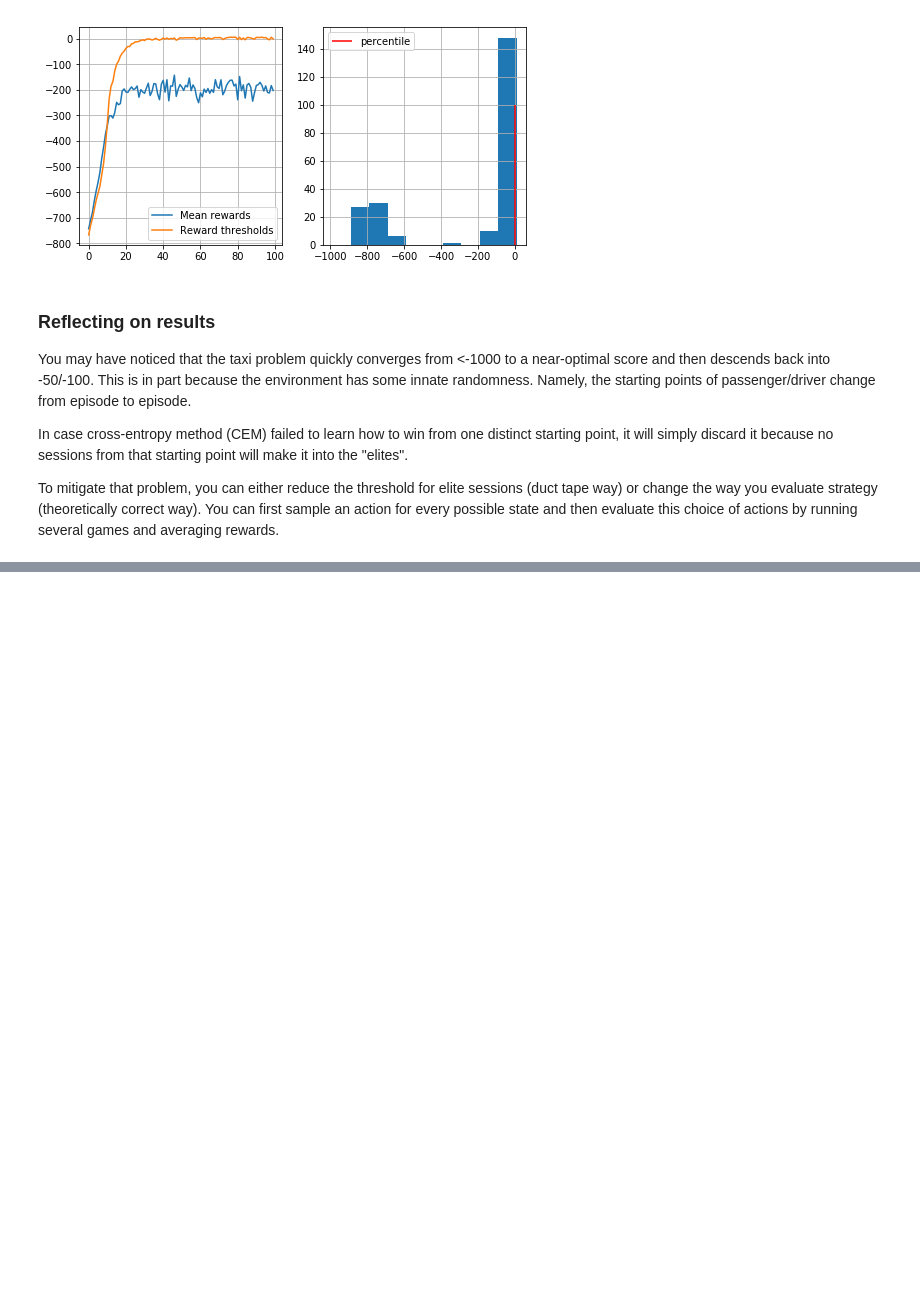
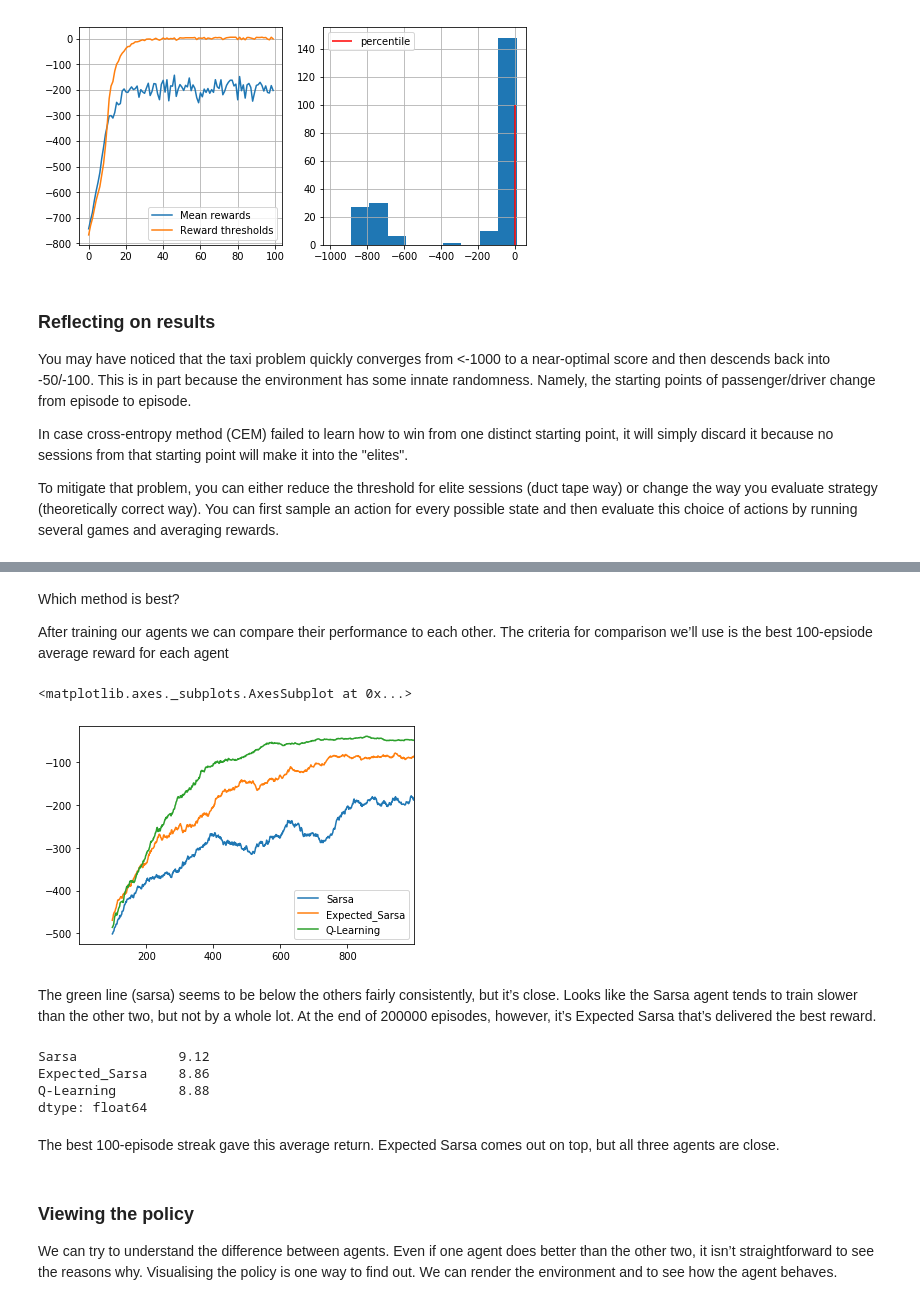
Before and after one commit to chrisjcc/DataInsight, a Jupyter notebook: Reinforcement_Learning/OpenAI_Gym_Taxi-v2.ipynb, the cells around one changed output, grey strips where cells are left out. Drawn from its saved outputs; the diff is of its cells as text; code cells hidden in the pictures; blank space fills up the shorter version.

Commit message:
added solutions using SARSA, Expected SARSA, and Q-Learning to solve the problem

```diff
--- a/Reinforcement_Learning/OpenAI_Gym_Taxi-v2.ipynb
+++ b/Reinforcement_Learning/OpenAI_Gym_Taxi-v2.ipynb
@@ -702,0 +792,14 @@ https://tomroth.com.au/sarsa-qlearning/
+# %%
+def train_agent(agent, n_episodes= 200001, epsilon_decay = 0.99995, alpha_decay = 0.99995, print_trace = False):
+    r_sums = []
+    for ep in range(n_episodes):
+        r_sum = agent.simulate_episode()
+        # decrease epsilon and learning rate
+        agent.epsilon *= epsilon_decay
+        agent.alpha *= alpha_decay
+        if print_trace:
+            if ep % 20000 == 0 and ep > 0 :
+                print("Episode:", ep, "alpha:", np.round(agent.alpha, 3), "epsilon:",  np.round(agent.epsilon, 3))
+                print ("Last 100 episodes avg reward: ", np.mean(r_sums[ep-100:ep]))
+        r_sums.append(r_sum)
+    return r_sums
@@ -702,0 +808,10 @@ https://tomroth.com.au/sarsa-qlearning/
+# %%
+# Create agents
+sarsa_agent      = Agent(method='sarsa')
+e_sarsa_agent    = Agent(method='expected_sarsa')
+q_learning_agent = Agent(method='q_learning')
+# %%
+# Train agents
+r_sums_sarsa      = train_agent(sarsa_agent, print_trace=True)
+r_sums_e_sarsa    = train_agent(e_sarsa_agent, print_trace=True)
+r_sums_q_learning = train_agent(q_learning_agent, print_trace=True)
@@ -702,0 +836,28 @@ https://tomroth.com.au/sarsa-qlearning/
+# %% [markdown]
+Which method is best?
+
+After training our agents we can compare their performance to each other. The criteria for comparison we’ll use is the best 100-epsiode average reward for each agent
+# %%
+# Let’s plot the 100-epsiode rolling cumulative reward over time
+df = pd.DataFrame({"Sarsa": r_sums_sarsa,
+             "Expected_Sarsa": r_sums_e_sarsa,
+             "Q-Learning": r_sums_q_learning})
+df_ma = df.rolling(100, min_periods = 100).mean()
+df_ma.iloc[1:1000].plot()
+# %% [output]
+<matplotlib.axes._subplots.AxesSubplot at 0x...>
+[figure, added]
+# %% [markdown]
+The green line (sarsa) seems to be below the others fairly consistently, but it’s close. Looks like the Sarsa agent tends to train slower than the other two, but not by a whole lot. At the end of 200000 episodes, however, it’s Expected Sarsa that’s delivered the best reward.
+# %%
+np.max(df_ma)
+# %% [output]
+Sarsa             9.12
+Expected_Sarsa    8.86
+Q-Learning        8.88
+dtype: float64
+# %% [markdown]
+The best 100-episode streak gave this average return. Expected Sarsa comes out on top, but all three agents are close.
+# %% [markdown]
+### Viewing the policy
+We can try to understand the difference between agents. Even if one agent does better than the other two, it isn’t straightforward to see the reasons why. Visualising the policy is one way to find out. We can render the environment and to see how the agent behaves.
```
Also changed, not shown: parts of 15 cells of this notebook.
